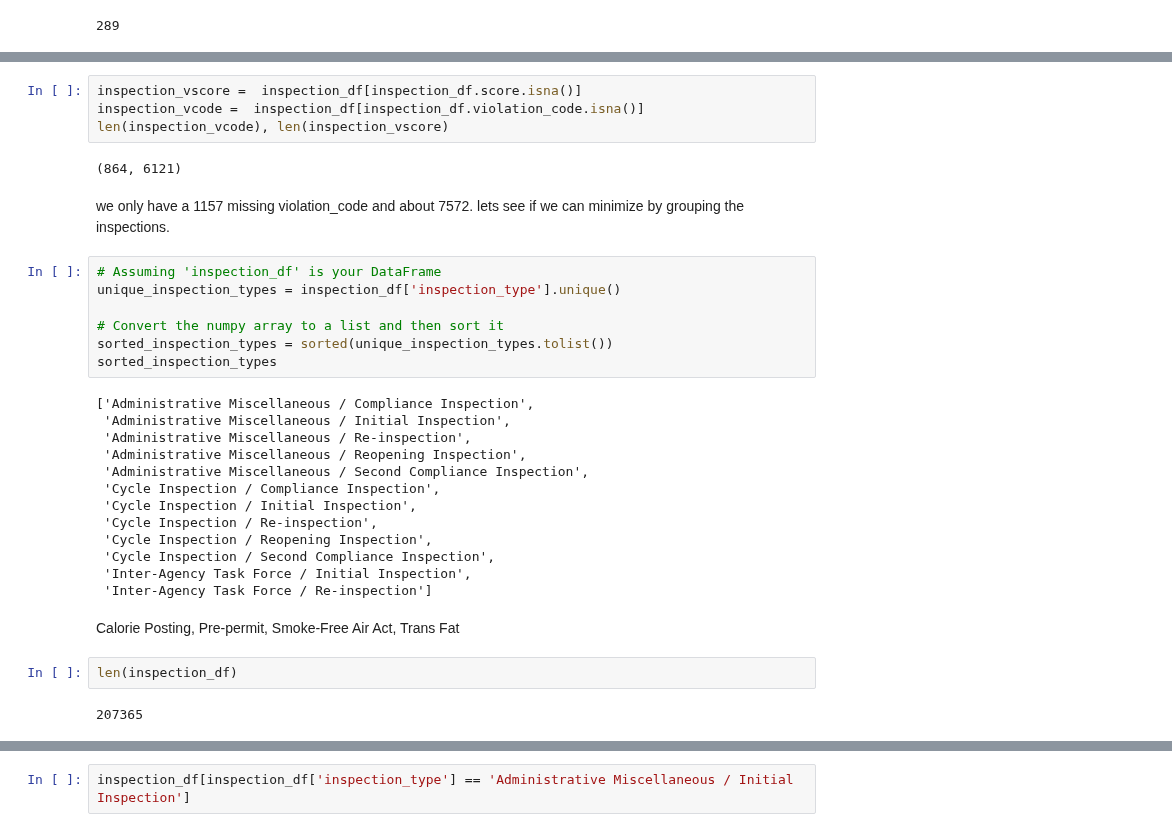
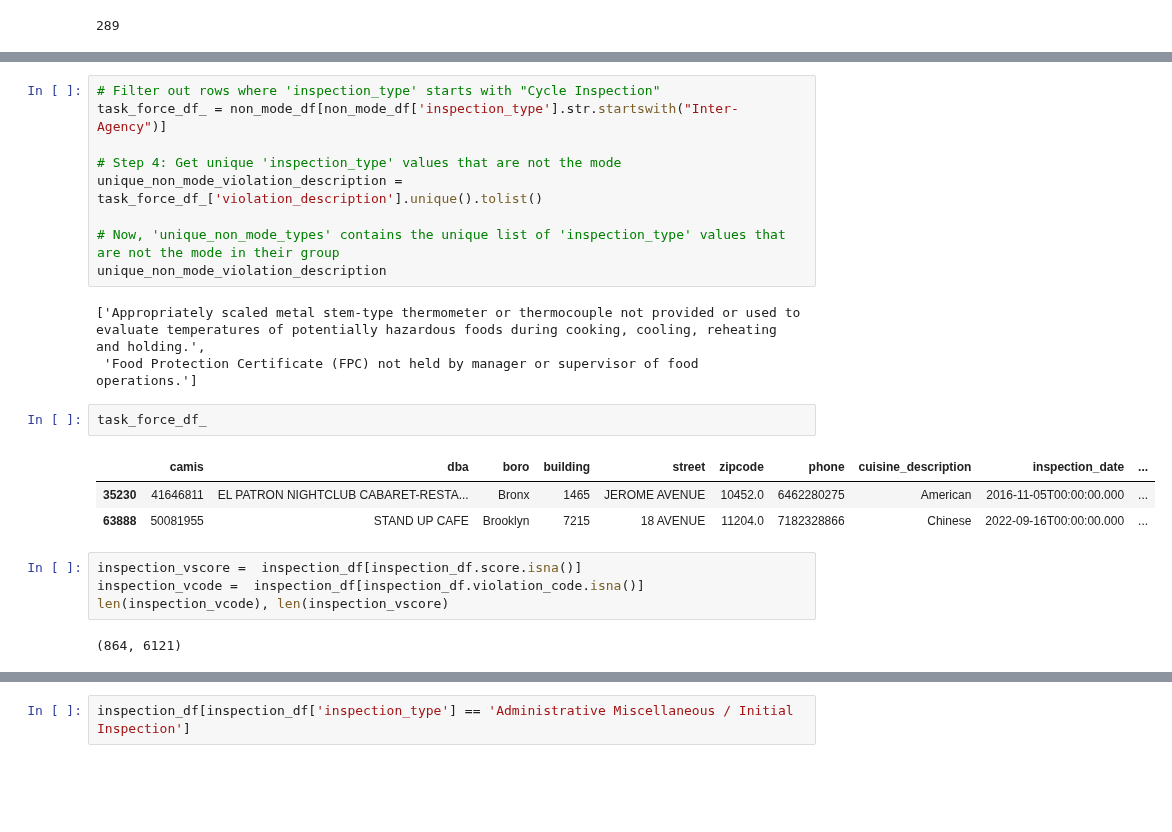
Before and after one commit to Somerville-2023/New-York-health-Inspection-Prediction, a Jupyter notebook: john-folder/api_gplaces/place_and_reviews/john_explore.ipynb, the cells around one changed output, grey strips where cells are left out. Cells and saved outputs as stored; diff of their text form; blank space fills up the shorter version.

```diff
--- a/john-folder/api_gplaces/place_and_reviews/john_explore.ipynb
+++ b/john-folder/api_gplaces/place_and_reviews/john_explore.ipynb
@@ -90,34 +347,24 @@ There is still other fields that have missing values: score, violation_code, vio
+# %%
+# Filter out rows where 'inspection_type' starts with "Cycle Inspection"
+task_force_df_ = non_mode_df[non_mode_df['inspection_type'].str.startswith("Inter-Agency")]
+
+# Step 4: Get unique 'inspection_type' values that are not the mode
+unique_non_mode_violation_description = task_force_df_['violation_description'].unique().tolist()
+
+# Now, 'unique_non_mode_types' contains the unique list of 'inspection_type' values that are not the mode in their group
+unique_non_mode_violation_description
+# %% [output]
+['Appropriately scaled metal stem-type thermometer or thermocouple not provided or used to evaluate temperatures of potentially hazardous foods during cooking, cooling, reheating and holding.',
+ 'Food Protection Certificate (FPC) not held by manager or supervisor of food operations.']
+# %%
+task_force_df_
+# %% [output]
+|  | camis | dba | boro | building | street | zipcode | phone | cuisine_description | inspection_date | ... |
+| 35230 | 41646811 | EL PATRON NIGHTCLUB CABARET-RESTA... | Bronx | 1465 | JEROME AVENUE | 10452.0 | 6462280275 | American | 2016-11-05T00:00:00.000 | ... |
+| 63888 | 50081955 | STAND UP CAFE | Brooklyn | 7215 | 18 AVENUE | 11204.0 | 7182328866 | Chinese | 2022-09-16T00:00:00.000 | ... |
 # %%
 inspection_vscore =  inspection_df[inspection_df.score.isna()]
 inspection_vcode =  inspection_df[inspection_df.violation_code.isna()]
 len(inspection_vcode), len(inspection_vscore)
 # %% [output]
 (864, 6121)
-# %% [markdown]
-we only have a 1157 missing violation_code and about 7572. lets see if we can minimize by grouping the inspections.
-# %%
-# Assuming 'inspection_df' is your DataFrame
-unique_inspection_types = inspection_df['inspection_type'].unique()
-
-# Convert the numpy array to a list and then sort it
-sorted_inspection_types = sorted(unique_inspection_types.tolist())
-sorted_inspection_types
-# %% [output]
-['Administrative Miscellaneous / Compliance Inspection',
- 'Administrative Miscellaneous / Initial Inspection',
- 'Administrative Miscellaneous / Re-inspection',
- 'Administrative Miscellaneous / Reopening Inspection',
- 'Administrative Miscellaneous / Second Compliance Inspection',
- 'Cycle Inspection / Compliance Inspection',
- 'Cycle Inspection / Initial Inspection',
- 'Cycle Inspection / Re-inspection',
- 'Cycle Inspection / Reopening Inspection',
- 'Cycle Inspection / Second Compliance Inspection',
- 'Inter-Agency Task Force / Initial Inspection',
- 'Inter-Agency Task Force / Re-inspection']
-# %% [markdown]
-Calorie Posting, Pre-permit, Smoke-Free Air Act, Trans Fat
-# %%
-len(inspection_df)
-# %% [output]
-207365
```
Also changed, not shown: parts of 30 cells of this notebook.
